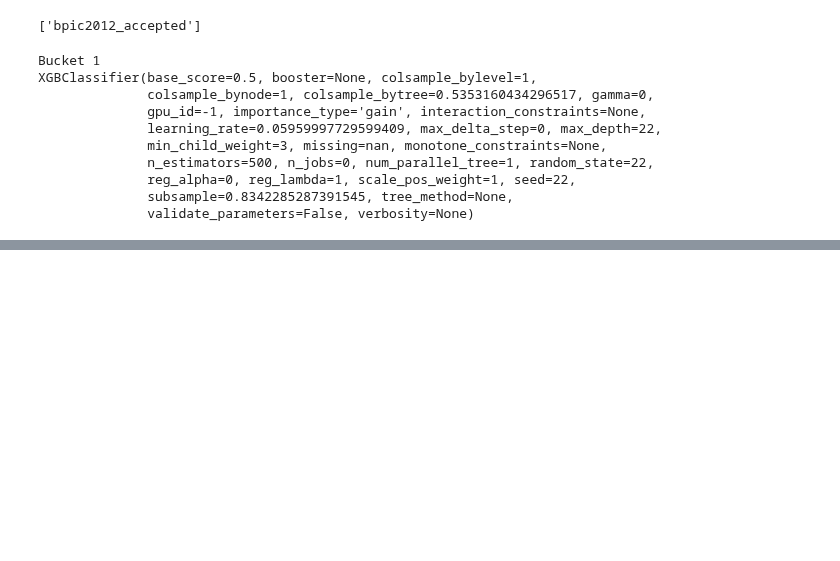
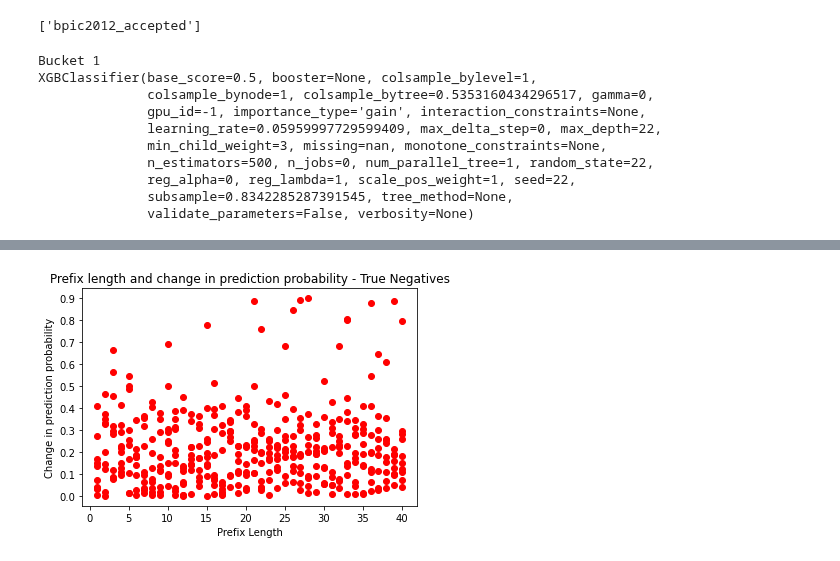
Before and after one commit to Mythreyi-V/PPA_Evaluation, a Jupyter notebook: benchmark_interpretability/PPM_Stability/bpic2012/xgboost_single_agg/bpic2012_fidelity_test.ipynb, the cells around one changed output, grey strips where cells are left out. Drawn from its saved outputs; the diff is of its cells as text; code cells hidden in the pictures; blank space fills up the shorter version.

```diff
--- a/benchmark_interpretability/PPM_Stability/bpic2012/xgboost_single_agg/bpic2012_fidelity_test.ipynb
+++ b/benchmark_interpretability/PPM_Stability/bpic2012/xgboost_single_agg/bpic2012_fidelity_test.ipynb
@@ -238,7 +238,7 @@ generate_kernel_shap = False
 generate_model_shap = True
 
 sample_size = 2
-exp_iter = 10
+exp_iter = 1
 max_feat = 10
 
 dataset_ref_to_datasets = {
@@ -671,0 +481,78 @@ dataset_manager.dynamic_cat_cols
+# %%
+type_list = ['True Negatives', 'True Positives', 'False Negatives', 'False Positives']
+
+feat_list = feature_combiner.get_feature_names()
+tree_explainer = shap.TreeExplainer(cls)
+
+all_shap_changes = []
+all_lens = []
+all_probas = []
+all_case_ids = []
+
+for i in range(len(sample_instances)):
+    changes = []
+    probas = []
+    nr_events = []
+    case_ids = []
+
+    for j in range(len(sample_instances[i])):
+        print("Category %s of %s. Instance %s of %s" %(i+1, len(sample_instances), j+1, len(sample_instances[i])))
+        each = sample_instances[i][j]
+
+        ind = each['predicted']
+        case_ids.append(each['caseID'])
+        p1 = each['proba']
+        probas.append(p1)
+        nr_events.append(each['nr_events'])
+        input_ = each['input']
+
+        test_x_group = feature_combiner.fit_transform(input_)
+        test_x=np.transpose(test_x_group[0])
+        #print(test_x)
+        #print(p1)
+
+        exp, rel_exp = create_samples(tree_explainer, exp_iter, test_x.reshape(-1, len(test_x)), feat_list, top = max_feat)
+        #print(rel_exp)
+
+        feat_name = rel_exp[0][0][0]
+        #print(feat_name)
+        feat_loc = feat_list.index(feat_name)
+
+        if test_x_group[0][feat_loc] == 0 or test_x_group[0][feat_loc] < 0:
+            new_val = 3
+        else:
+            new_val = 0
+
+        alt_x = test_x_group
+        alt_x[0][feat_loc] = new_val
+
+        p2 = cls.predict_proba(alt_x)[0][ind]
+        #print(p2)
+
+        diff = p2-p1
+        changes.append(abs(diff))
+        #print(changes)
+
+    fig, ax = plt.subplots()
+    ax.plot(nr_events, changes, 'ro', label = "SHAP")
+    ax.set_xlabel("Prefix Length")
+    ax.set_ylabel("Change in prediction probability")
+    #ax.legend(frameon = False, bbox_to_anchor=(1, 1), loc = 'upper left')
+    plt.yticks(np.arange(0,1, 0.1))
+    plt.title("Prefix length and change in prediction probability - "+type_list[i])
+    plt.show()
+
+    fig2, ax2 = plt.subplots()
+    ax2.plot(probas, changes, 'ro', label = "SHAP")
+    ax2.set_xlabel("Prediction Probability")
+    ax2.set_ylabel("Change in prediction probability")
+    #ax2.legend(frameon = False, bbox_to_anchor=(1, 1), loc = 'upper left')
+    plt.yticks(np.arange(0,1, 0.1))
+    plt.title("Prediction probability and change in prediction probability - "+type_list[i])
+    plt.show()
+
+    all_shap_changes.extend(changes)
+    all_lens.extend(nr_events)
+    all_probas.extend(probas)
+    all_case_ids.extend(case_ids)
+# %% [output]
@@ -671,0 +576 @@ dataset_manager.dynamic_cat_cols
+[figure, added]
```
Also changed, not shown: parts of 31 cells of this notebook, 2 other files.
